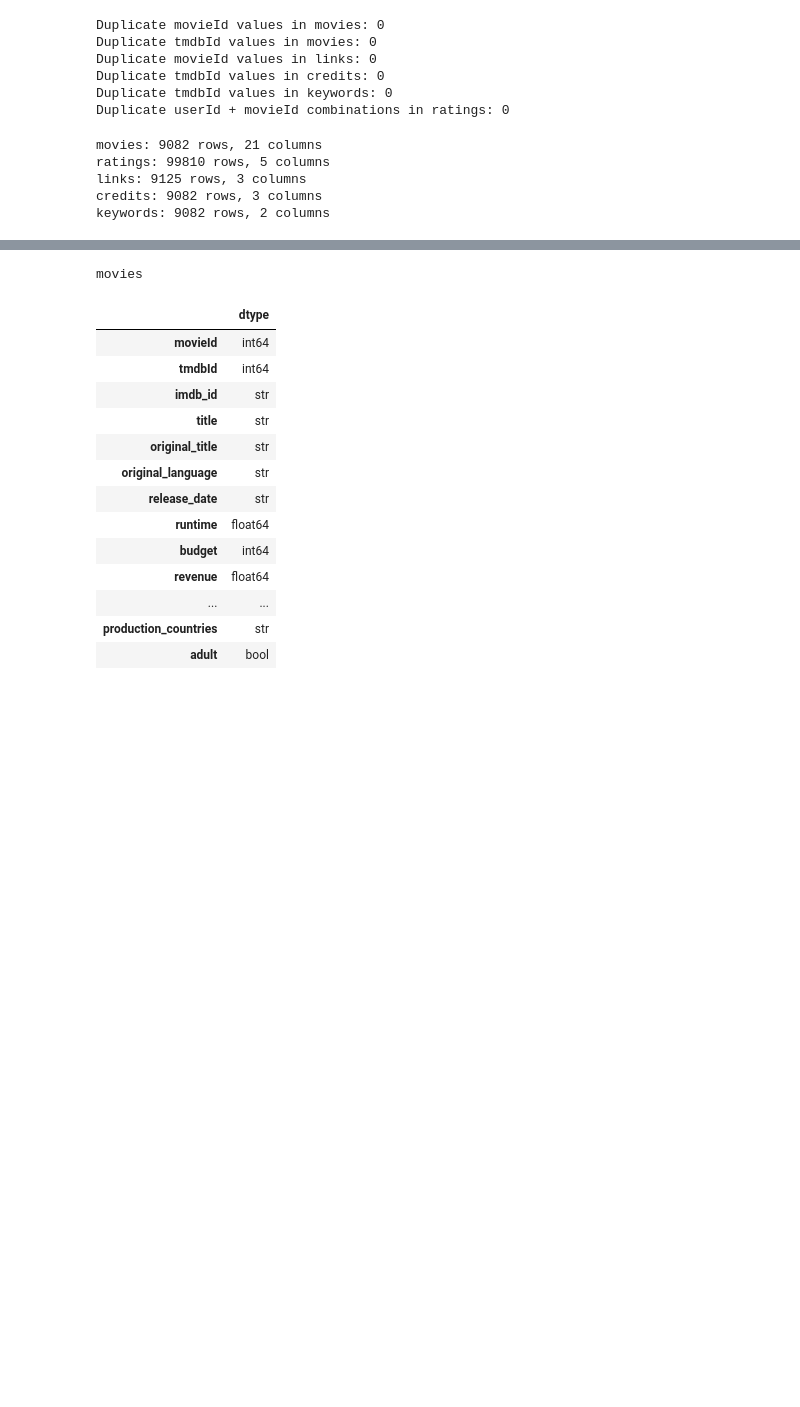
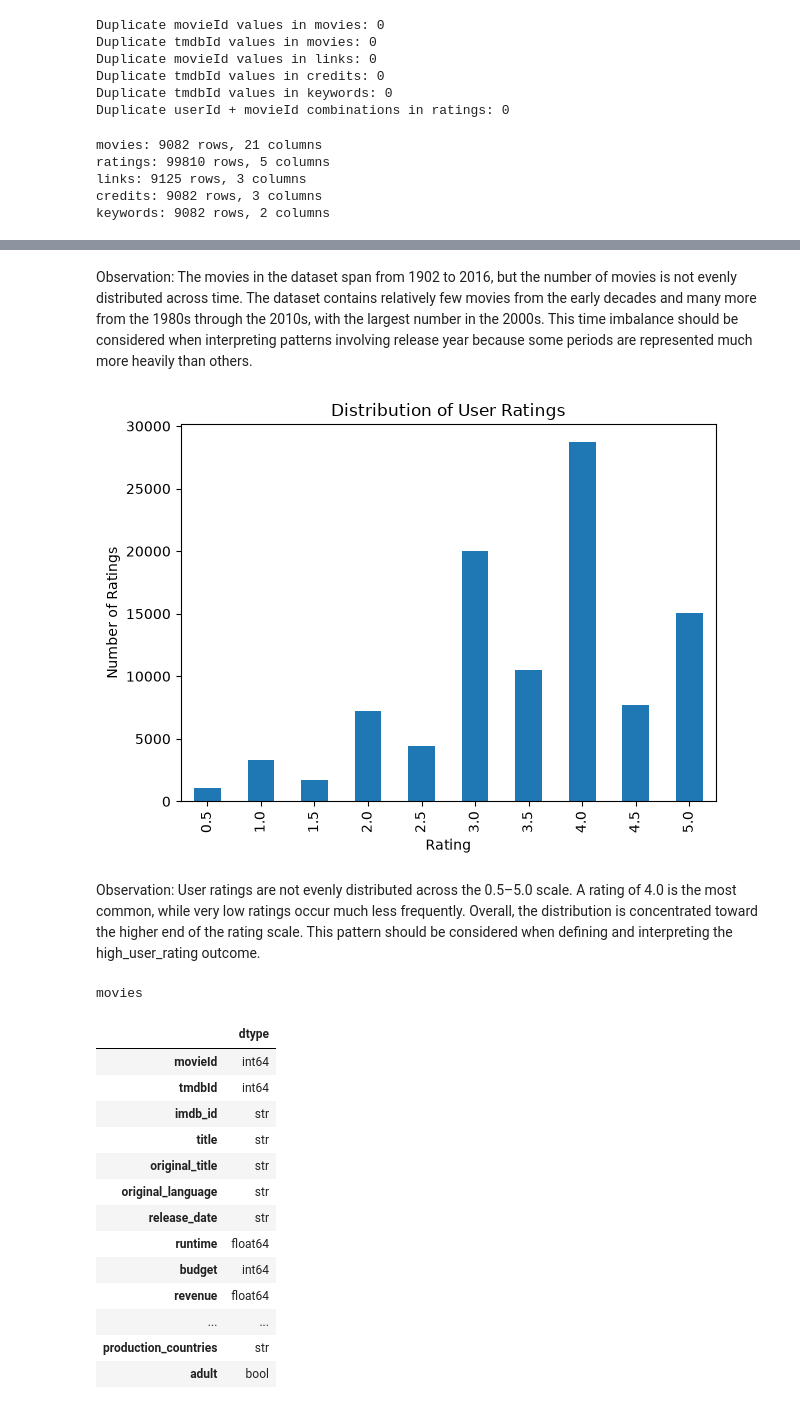
Before and after one commit to kalshaikhli/ban6003-movies-project-Karrar, a Jupyter notebook: notebooks/movies_project_starter.ipynb, the cells around one changed output, grey strips where cells are left out. Cells and saved outputs as stored; diff of their text form; code cells hidden in the pictures; blank space fills up the shorter version.

Commit message:
Update movies_project_starter.ipynb
Complete Milestone 1 profiling and documentation, update

```diff
--- a/notebooks/movies_project_starter.ipynb
+++ b/notebooks/movies_project_starter.ipynb
@@ -315,3 +409,21 @@ keywords: 9082 rows, 2 columns
+# %% [markdown]
+Observation: The movies in the dataset span from 1902 to 2016, but the number of movies is not evenly distributed across time. The dataset contains relatively few movies from the early decades and many more from the 1980s through the 2010s, with the largest number in the 2000s. This time imbalance should be considered when interpreting patterns involving release year because some periods are represented much more heavily than others.
+# %%
+# Visualize the distribution of individual user ratings
+rating_frequency = ratings["rating"].value_counts().sort_index()
+
+ax = rating_frequency.plot(
+    kind="bar",
+    title="Distribution of User Ratings",
+    xlabel="Rating",
+    ylabel="Number of Ratings"
+)
+
+ax.figure.tight_layout()
+# %% [output]
+[figure, added]
+# %% [markdown]
+Observation: User ratings are not evenly distributed across the 0.5–5.0 scale. A rating of 4.0 is the most common, while very low ratings occur much less frequently. Overall, the distribution is concentrated toward the higher end of the rating scale. This pattern should be considered when defining and interpreting the high_user_rating outcome.
 # %%
 # Milestone 1 starter checks
 for name, df in tables.items():
```
Also changed, not shown: parts of 5 cells of this notebook.
